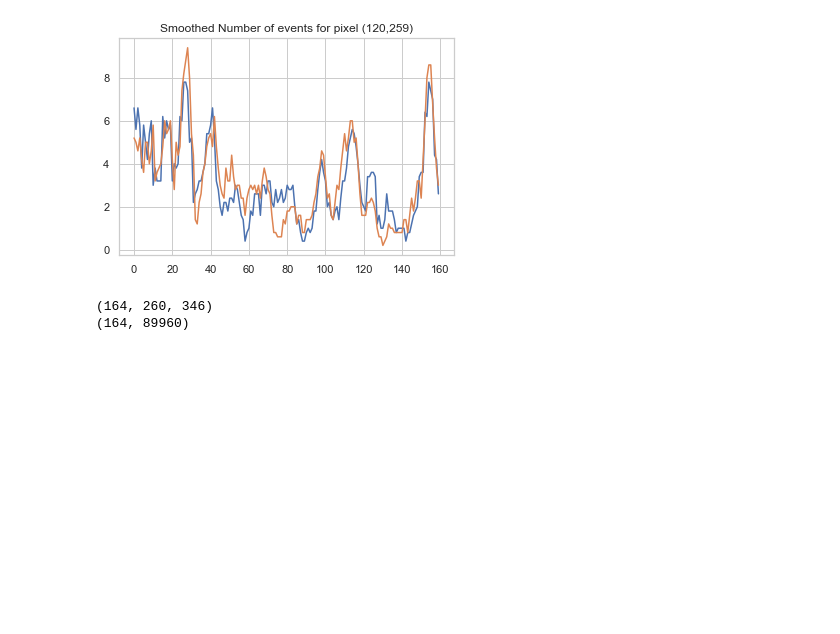
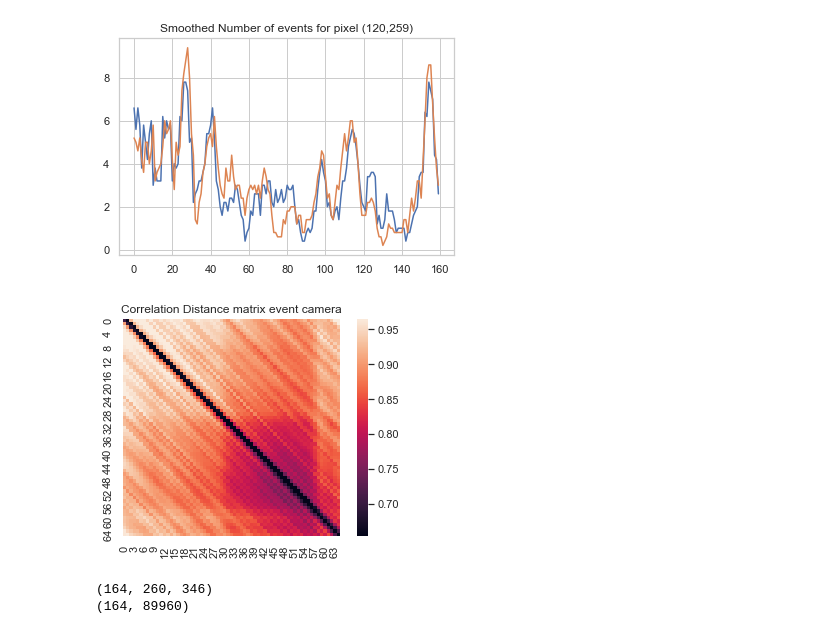
Before and after one commit to rblac5/Event_VPR, a Jupyter notebook: EventVPR_ProfileMatching.ipynb, the cells around one changed output. Saved outputs shown, nothing was run; the diff lists cells and outputs as text; code cells hidden in the pictures; blank space fills up the shorter version.

```diff
--- a/EventVPR_ProfileMatching.ipynb
+++ b/EventVPR_ProfileMatching.ipynb
@@ -134,50 +159,52 @@ for event_frame_total in event_frames_thresh:
 # %%
 
-
 filter_size=100
-number_of_pixels=1000
+number_of_pixels=100
 correlation_method = 'diff'
 
 total_number_pixels = event_frames_thresh[0].shape[1]*event_frames_thresh[0].shape[2]
 dmat_cumulative = np.zeros((len(event_frames_thresh[0])-filter_size+1,len(event_frames_thresh[0])-filter_size+1))
 
 arr = np.arange(total_number_pixels)
 np.random.shuffle(arr) #random selection of pixels
 # arr = top_pixels
 
 # dmat_cumulative = np.zeros((len(ref)-filter_size+1,len(ref)-filter_size+1))
 
 for pixel_ind in tqdm(arr[0:number_of_pixels]):
 
     x_pix, y_pix = np.unravel_index(pixel_ind, event_means[0].shape)
     ref = event_frames_thresh[0][:,x_pix,y_pix]
     qry = event_frames_thresh[1][:,x_pix,y_pix]
 
-    dmat = np.zeros((len(ref)-filter_size+1,len(ref)-filter_size+1))
-    for filter_ind in np.arange(len(ref)-filter_size+1):
-        filter = qry[filter_ind:filter_ind+filter_size]
-        corr = np.correlate(ref, filter)
-        corr_norm = corr / np.max(corr)
+    dmat = apply_filter(ref, qry, filter_size, correlation_method)
+    # dmat = np.zeros((len(ref)-filter_size+1,len(ref)-filter_size+1))
+    # for filter_ind in np.arange(len(ref)-filter_size+1):
+    #     filter = qry[filter_ind:filter_ind+filter_size]
+    #     corr = np.correlate(ref, filter)
+    #     corr_norm = corr / np.max(corr)
 
-        corr_diff = np.zeros(corr.shape)
-        for idx in np.arange(len(corr_diff)):
-            corr_diff[idx] = np.sum(np.abs(ref[idx:idx+filter_size] - filter))
-        corr_diff_norm = corr_diff / np.max(corr_diff)
-        if correlation_method == "diff":
-            dmat[:,filter_ind] = corr_diff #or corr
-        else:
-            dmat[:,filter_ind] = corr #or corr
+    #     corr_diff = np.zeros(corr.shape)
+    #     for idx in np.arange(len(corr_diff)):
+    #         corr_diff[idx] = np.sum(np.abs(ref[idx:idx+filter_size] - filter))
+    #     corr_diff_norm = corr_diff / np.max(corr_diff)
+    #     if correlation_method == "diff":
+    #         dmat[:,filter_ind] = corr_diff #or corr
+    #     else:
+    #         dmat[:,filter_ind] = corr #or corr
 
     dmat_cumulative += dmat
 dmat_cumulative /= np.max(dmat_cumulative)
 
 if correlation_method == "corr":
     dmat_cumulative = 1-dmat_cumulative
 
 sns.heatmap(dmat_cumulative, robust=True, square=True, cbar=True)
 _ = plt.title('Correlation Distance matrix event camera')
 
 np.savez("Results/dMat_test.npz", dMat=dmat_cumulative)
+# %% [output]
+[figure, added]
 # %%
 
 ref_traverse = 0
```
Also changed, not shown: parts of 2 cells of this notebook, 1 other file.
